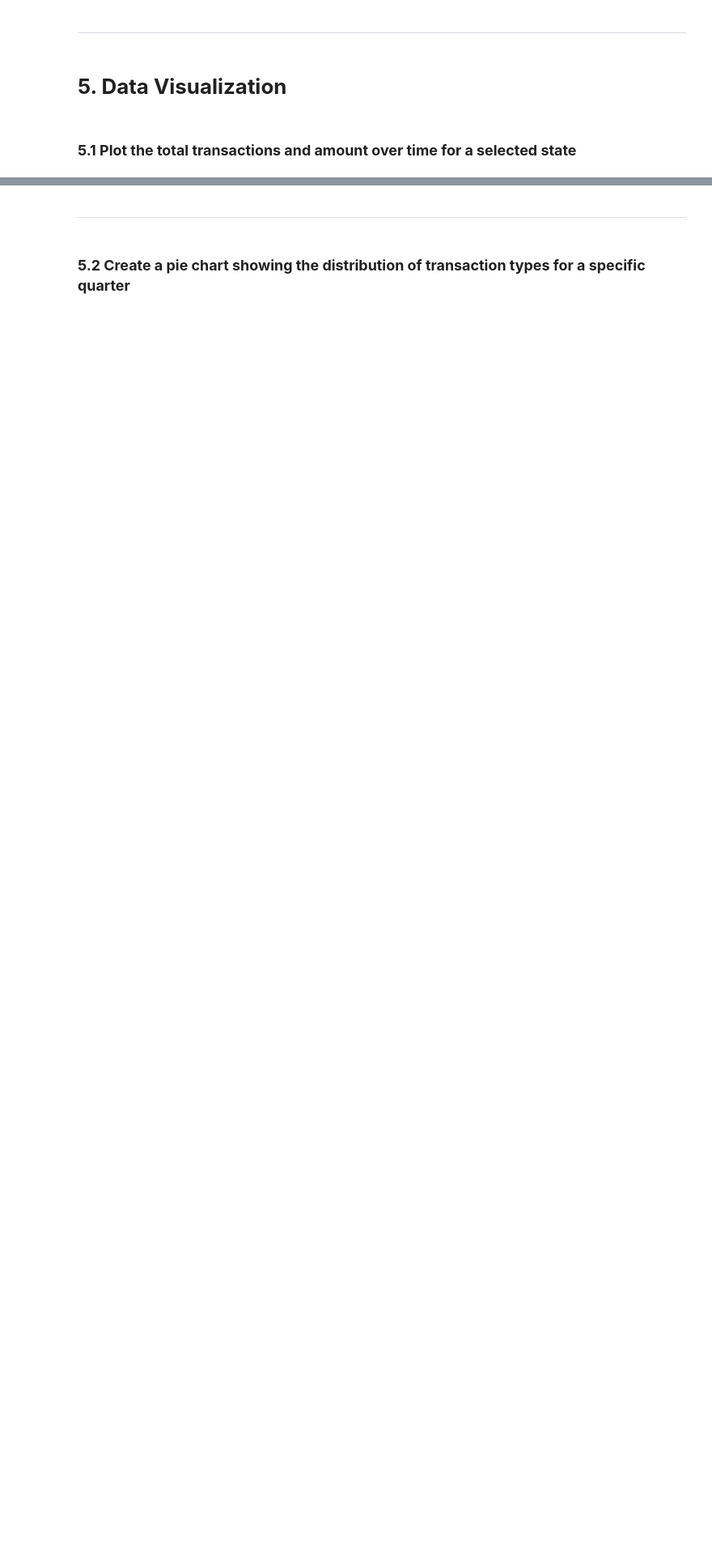
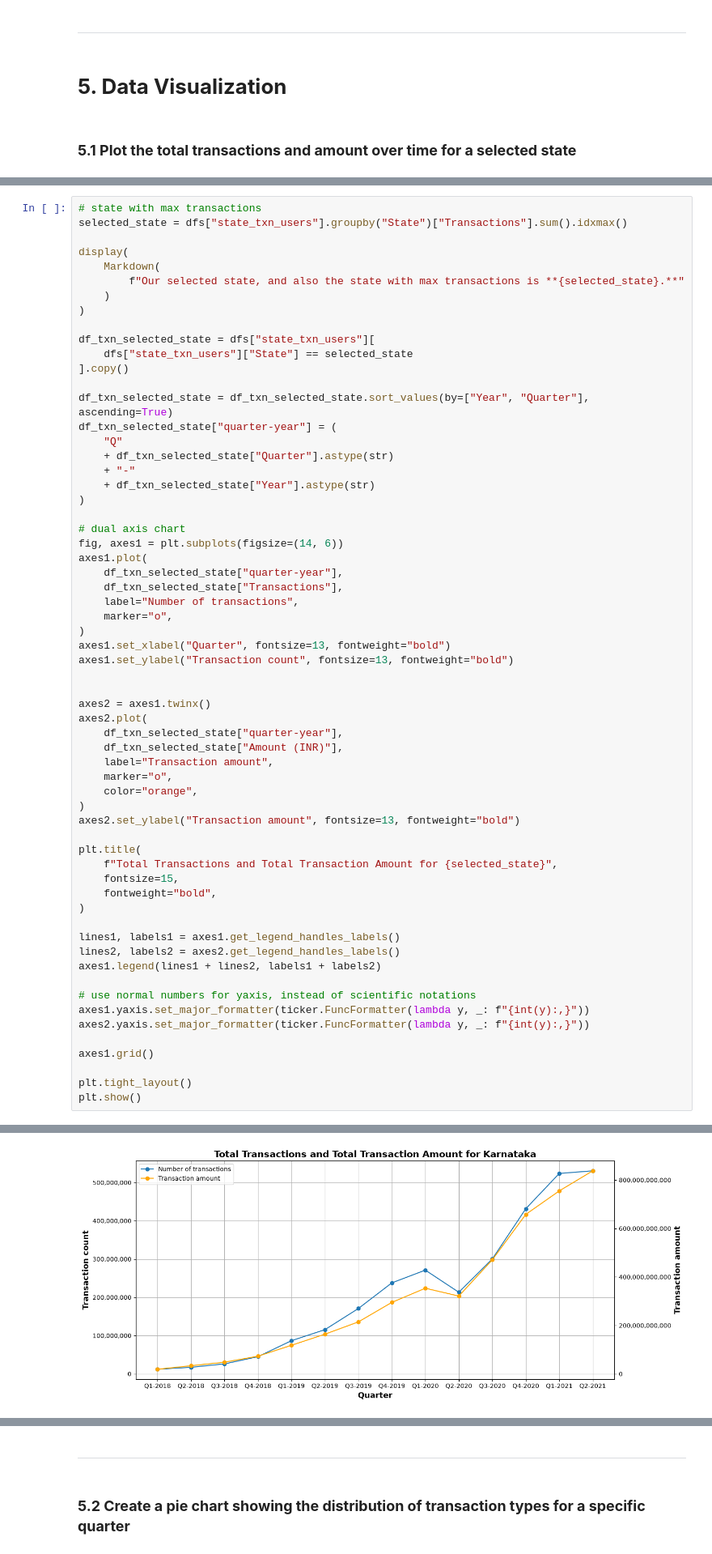
Before and after one commit to chetanchandel31/da_phone_pe, a Jupyter notebook: notebooks/01_phone_pe_analysis.ipynb, the cells around one changed output, grey strips where cells are left out. Shown at 81% size. Cells and saved outputs as stored; diff of their text form; blank space fills up the shorter version.

Commit message:
data visualization

```diff
--- a/notebooks/01_phone_pe_analysis.ipynb
+++ b/notebooks/01_phone_pe_analysis.ipynb
@@ -1662,0 +1663,63 @@ plt.show()
+# %%
+# state with max transactions
+selected_state = dfs["state_txn_users"].groupby("State")["Transactions"].sum().idxmax()
+
+display(
+    Markdown(
+        f"Our selected state, and also the state with max transactions is **{selected_state}.**"
+    )
+)
+
+df_txn_selected_state = dfs["state_txn_users"][
+    dfs["state_txn_users"]["State"] == selected_state
+].copy()
+
+df_txn_selected_state = df_txn_selected_state.sort_values(by=["Year", "Quarter"], ascending=True)
+df_txn_selected_state["quarter-year"] = (
+    "Q"
+    + df_txn_selected_state["Quarter"].astype(str)
+    + "-"
+    + df_txn_selected_state["Year"].astype(str)
+)
+
+# dual axis chart
+fig, axes1 = plt.subplots(figsize=(14, 6))
+axes1.plot(
+    df_txn_selected_state["quarter-year"],
+    df_txn_selected_state["Transactions"],
+    label="Number of transactions",
+    marker="o",
+)
+axes1.set_xlabel("Quarter", fontsize=13, fontweight="bold")
+axes1.set_ylabel("Transaction count", fontsize=13, fontweight="bold")
+
+
+axes2 = axes1.twinx()
+axes2.plot(
+    df_txn_selected_state["quarter-year"],
+    df_txn_selected_state["Amount (INR)"],
+    label="Transaction amount",
+    marker="o",
+    color="orange",
+)
+axes2.set_ylabel("Transaction amount", fontsize=13, fontweight="bold")
+
+plt.title(
+    f"Total Transactions and Total Transaction Amount for {selected_state}",
+    fontsize=15,
+    fontweight="bold",
+)
+
+lines1, labels1 = axes1.get_legend_handles_labels()
+lines2, labels2 = axes2.get_legend_handles_labels()
+axes1.legend(lines1 + lines2, labels1 + labels2)
+
+# use normal numbers for yaxis, instead of scientific notations
+axes1.yaxis.set_major_formatter(ticker.FuncFormatter(lambda y, _: f"{int(y):,}"))
+axes2.yaxis.set_major_formatter(ticker.FuncFormatter(lambda y, _: f"{int(y):,}"))
+
+axes1.grid()
+
+plt.tight_layout()
+plt.show()
+# %% [output]
@@ -1662,0 +1727 @@ plt.show()
+[figure, added]
```
Also changed, not shown: parts of 7 cells of this notebook.
